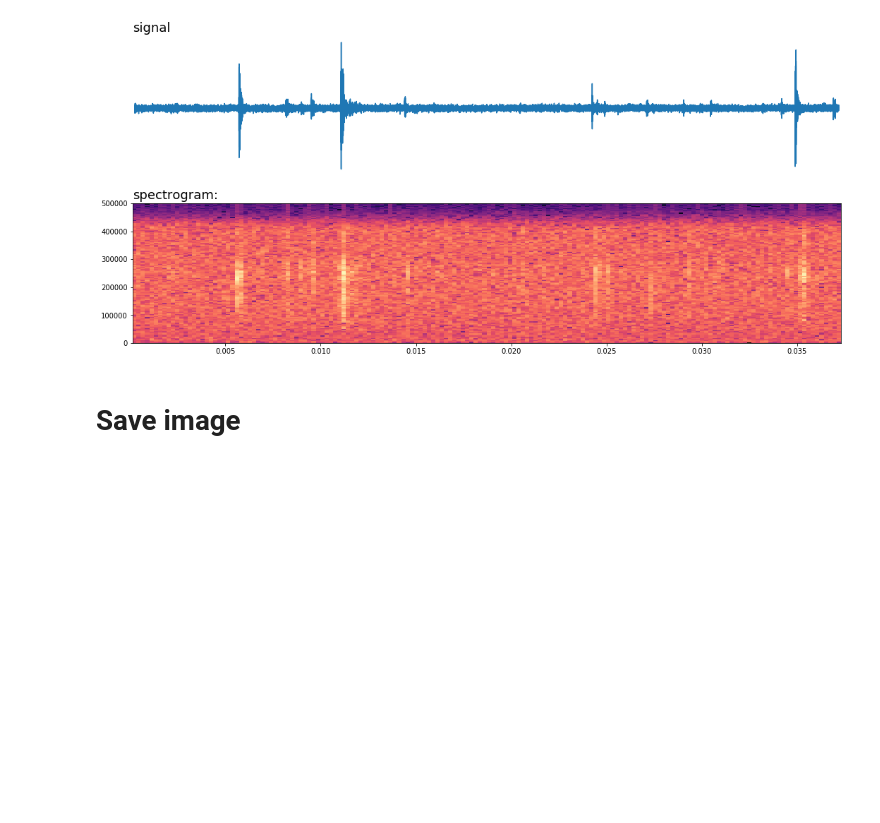
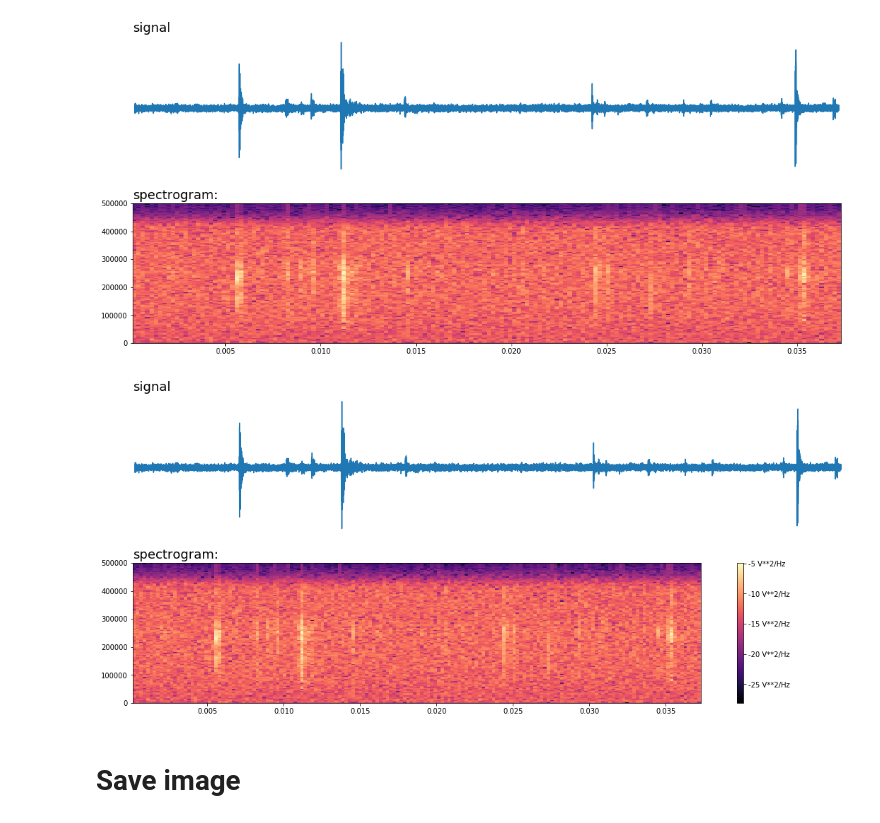
Before and after one commit to domelein/CAS_PML_Earthquake_pred, a Jupyter notebook: Spectrogram.ipynb, the cells around one changed output. Cells and saved outputs as stored; diff of their text form; code cells hidden in the pictures; blank space fills up the shorter version.

```diff
--- a/Spectrogram.ipynb
+++ b/Spectrogram.ipynb
@@ -68,6 +67,23 @@ plt.title('spectrogram:',
 plt.show()
 # %% [output]
 [figure]
+# %%
+fig = plt.figure(figsize=(18, 8))
+ax = fig.add_subplot(2, 1, 1)
+ax.margins(x=0.003)
+plt.plot(data)
+plt.title('signal', fontsize=18, loc='left')
+plt.axis('off')
+
+ax = fig.add_subplot(2, 1, 2)
+cmap = plt.get_cmap('magma')
+spec = plt.pcolormesh(t, f, np.log(Sxx), cmap=cmap)
+plt.title('spectrogram:',
+          fontsize=18, loc='left')
+plt.colorbar(format='%+2.0f V**2/Hz')
+plt.show()
+# %% [output]
+[figure, added]
 # %% [markdown]
 # Save image
 # %%
```
Also changed, not shown: parts of 3 cells of this notebook.
